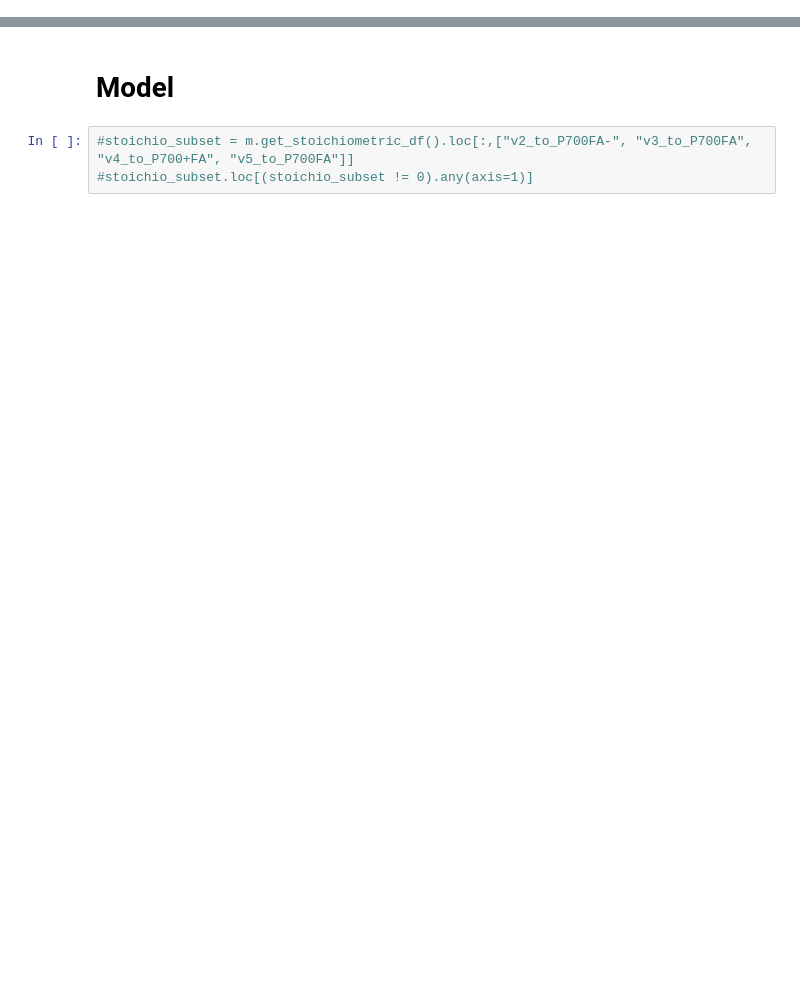
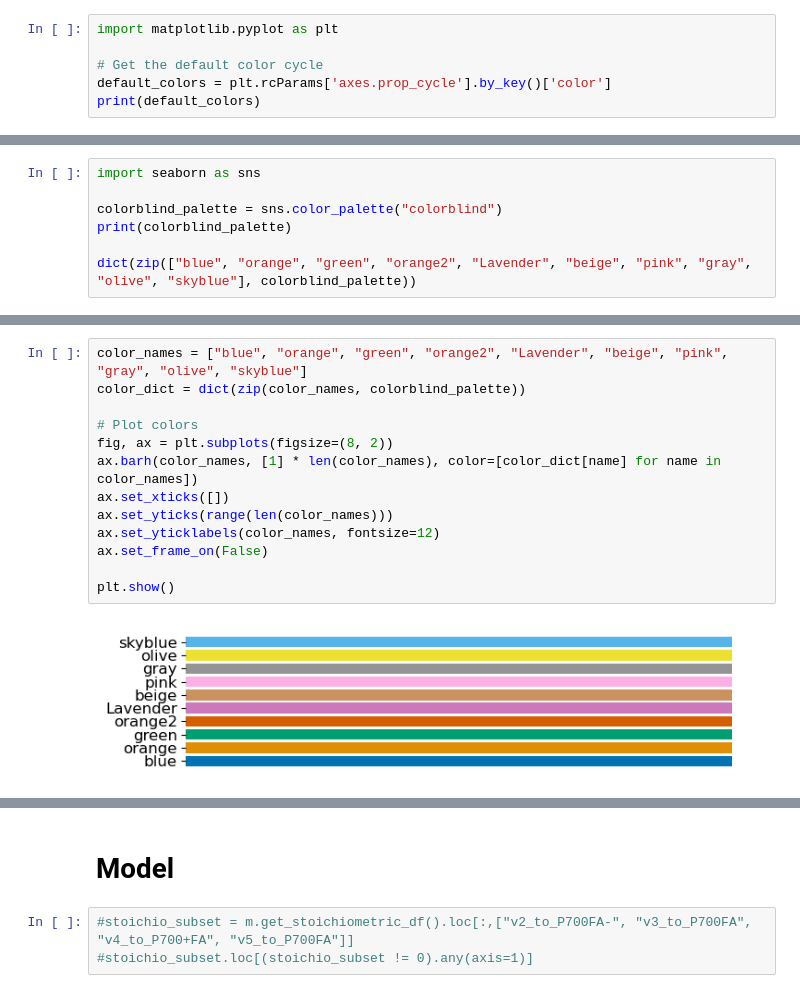
Before and after one commit to A-Potthoff/QTB_modeling, a Jupyter notebook: analyses/tests.ipynb, the cells around one changed output, grey strips where cells are left out. Drawn from its saved outputs; the diff is of its cells as text; blank space fills up the shorter version.

```diff
--- a/analyses/tests.ipynb
+++ b/analyses/tests.ipynb
@@ -0,0 +1,6 @@
+# %%
+import matplotlib.pyplot as plt
+
+# Get the default color cycle
+default_colors = plt.rcParams['axes.prop_cycle'].by_key()['color']
+print(default_colors)
@@ -0,0 +9,7 @@
+# %%
+import seaborn as sns
+
+colorblind_palette = sns.color_palette("colorblind")
+print(colorblind_palette)
+
+dict(zip(["blue", "orange", "green", "orange2", "Lavender", "beige", "pink", "gray", "olive", "skyblue"], colorblind_palette))
@@ -1,3 +28,18 @@
+# %%
+color_names = ["blue", "orange", "green", "orange2", "Lavender", "beige", "pink", "gray", "olive", "skyblue"]
+color_dict = dict(zip(color_names, colorblind_palette))
+
+# Plot colors
+fig, ax = plt.subplots(figsize=(8, 2))
+ax.barh(color_names, [1] * len(color_names), color=[color_dict[name] for name in color_names])
+ax.set_xticks([])
+ax.set_yticks(range(len(color_names)))
+ax.set_yticklabels(color_names, fontsize=12)
+ax.set_frame_on(False)
+
+plt.show()
+# %% [output]
+[figure, added]
 # %%
 # run the header that sets up the environment
 
```
Also changed, not shown: parts of 5 cells of this notebook.
